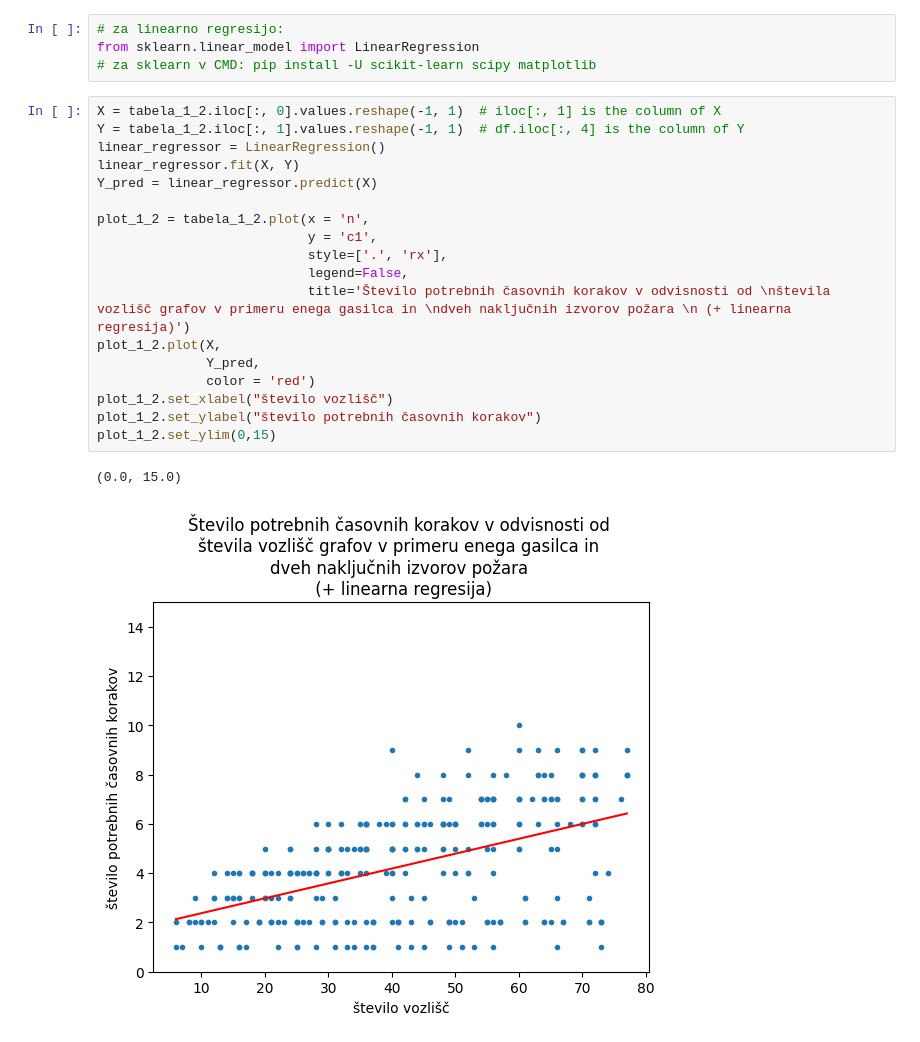
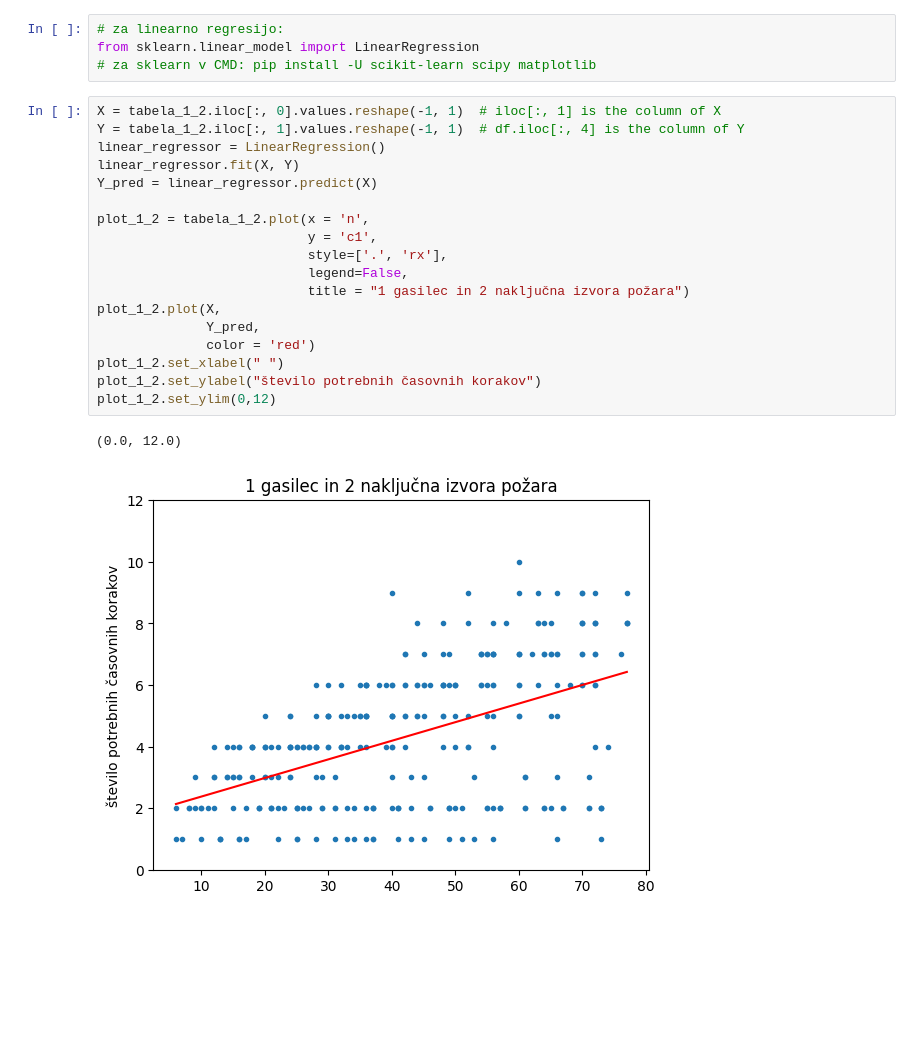
Before and after one commit to karolina-sa/Projekt-The-firefighter-problem, a Jupyter notebook: vizualizacija.ipynb, the cells around one changed output. Drawn from its saved outputs; the diff is of its cells as text; blank space fills up the shorter version.

```diff
--- a/vizualizacija.ipynb
+++ b/vizualizacija.ipynb
@@ -34,24 +34,24 @@ from sklearn.linear_model import LinearRegression
 # %%
 X = tabela_1_2.iloc[:, 0].values.reshape(-1, 1)  # iloc[:, 1] is the column of X
 Y = tabela_1_2.iloc[:, 1].values.reshape(-1, 1)  # df.iloc[:, 4] is the column of Y
 linear_regressor = LinearRegression()
 linear_regressor.fit(X, Y)
 Y_pred = linear_regressor.predict(X)
 
 plot_1_2 = tabela_1_2.plot(x = 'n',
                            y = 'c1',
                            style=['.', 'rx'],
                            legend=False,
-                           title='Število potrebnih časovnih korakov v odvisnosti od \nštevila vozlišč grafov v primeru enega gasilca in \ndveh naključnih izvorov požara \n (+ linearna regresija)')
+                           title = "1 gasilec in 2 naključna izvora požara")
 plot_1_2.plot(X,
               Y_pred,
               color = 'red')
-plot_1_2.set_xlabel("število vozlišč")
+plot_1_2.set_xlabel(" ")
 plot_1_2.set_ylabel("število potrebnih časovnih korakov")
-plot_1_2.set_ylim(0,15)
+plot_1_2.set_ylim(0,12)
 # %% [output]
-(0.0, 15.0)
+(0.0, 12.0)
-[figure, old version]
+[figure, new version]
 # %%
 X = tabela_1_3.iloc[:, 0].values.reshape(-1, 1)  # iloc[:, 1] is the column of X
 Y = tabela_1_3.iloc[:, 1].values.reshape(-1, 1)  # df.iloc[:, 4] is the column of Y
```
Also changed, not shown: parts of 5 cells of this notebook, 15 other files.
